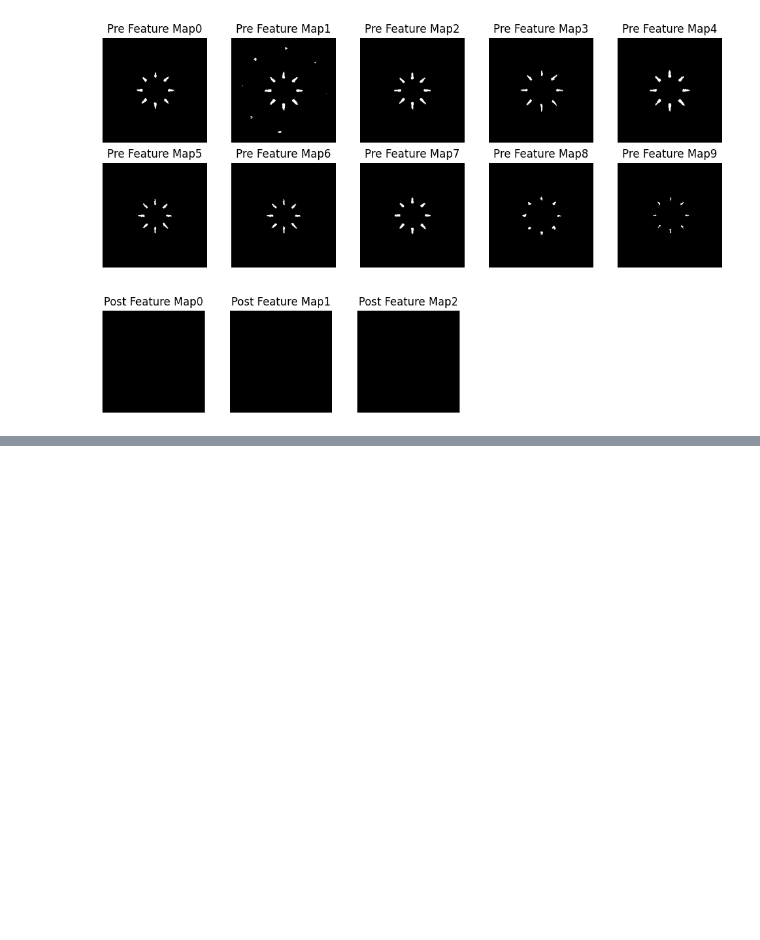
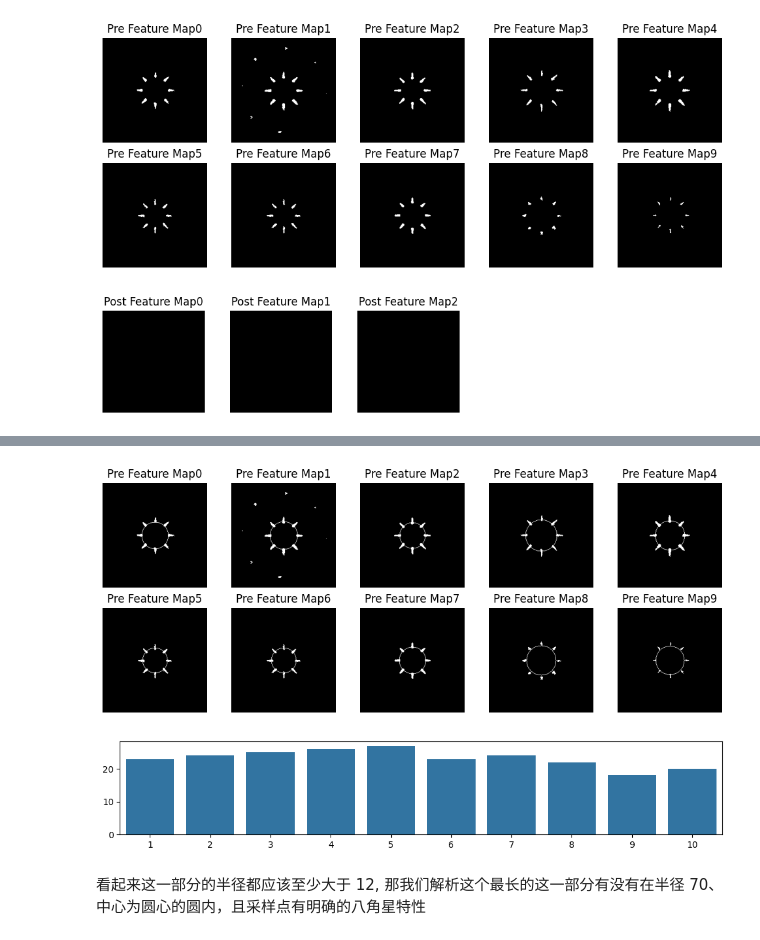
Before and after one commit to hhhhc-da/sky-auto-collect, a Jupyter notebook: heart/heart-image.ipynb, the cells around one changed output, grey strips where cells are left out. Drawn from its saved outputs; the diff is of its cells as text; code cells hidden in the pictures; blank space fills up the shorter version.

```diff
--- a/heart/heart-image.ipynb
+++ b/heart/heart-image.ipynb
@@ -600,0 +623,38 @@ plt.show()
+# %%
+pre_radius_list = []
+for data in pre_analyze_list:
+    diff = np.diff(data[50:]) # 我们假设圆环不可能出现在外边界, 因为我毕竟抓了好几倍边长呢
+    rising_edges = np.where(diff == 1)[0] + 51
+    falling_edges = np.where(diff == -1)[0] + 51
+
+    if len(rising_edges) != len(falling_edges):
+        raise RuntimeError("上升沿与下降沿不匹配")
+
+    if len(rising_edges) == 0:
+        pre_radius_list.append([False, -1, -1])
+    else:
+        index = np.argmax(falling_edges - rising_edges)
+        radius = 112 - (falling_edges[index] + rising_edges[index])/2
+        pre_radius_list.append([True, radius, falling_edges[index] - rising_edges[index]])
+
+fig, axes = plt.subplots(2, 5, figsize=(10, 4))
+for i, ax in enumerate(axes.flatten()):
+    if i < len(pre_result):
+        pre_origin_result = pre_result[i].copy()
+        cv2.circle(pre_origin_result, (112,112), int(pre_radius_list[i][1]), 1, 1)
+        ax.imshow(pre_origin_result, cmap='gray')
+        ax.set_title('Pre Feature Map{}'.format(i))
+    ax.axis('off')
+plt.tight_layout()
+plt.show()
+
+fig, axes = plt.subplots(1, 1, figsize=(10, 2))
+sns.barplot(x=np.arange(1,len(pre_radius_list)+1), y=[i[2] for i in pre_radius_list])
+ax.set_title("Analyze Figure")
+plt.tight_layout()
+plt.show()
+# %% [output]
+[figure, added]
+[figure, added]
+# %% [markdown]
+看起来这一部分的半径都应该至少大于 12, 那我们解析这个最长的这一部分有没有在半径 70、中心为圆心的圆内，且采样点有明确的八角星特性
```
Also changed, not shown: parts of 3 cells of this notebook, 1 other file.
